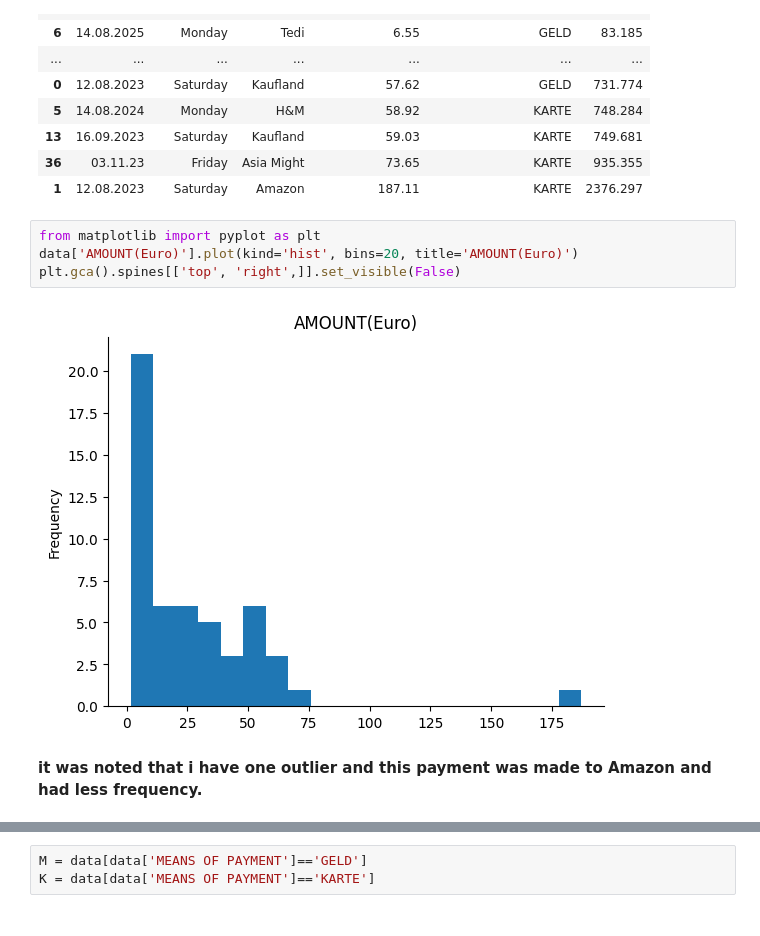
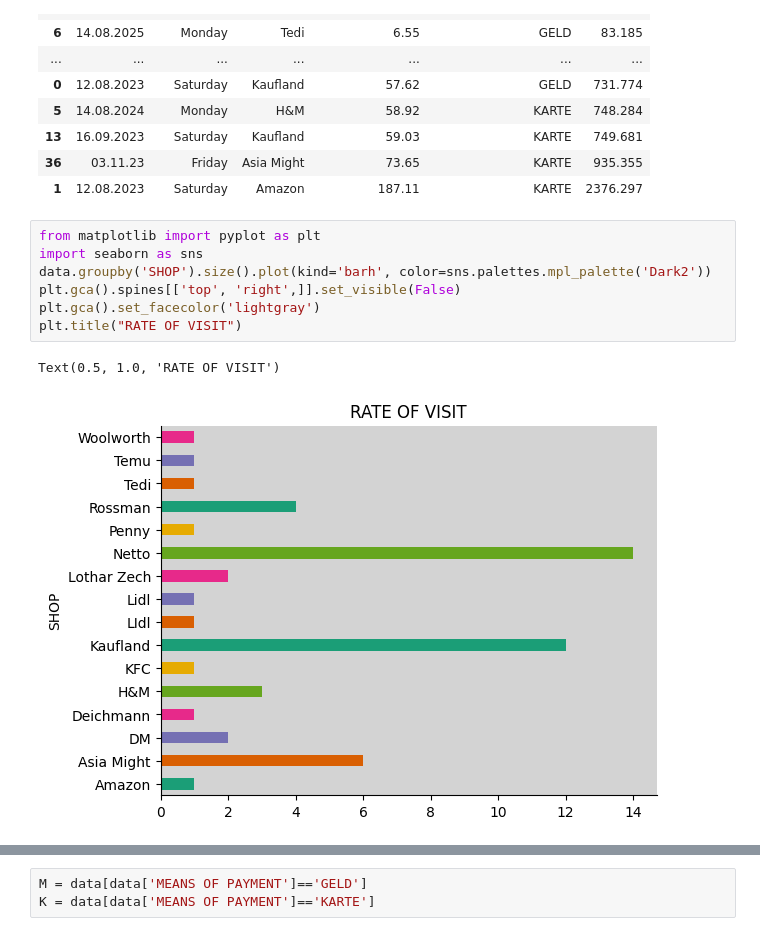
Before and after one commit to ikwabia/Analysing_mydata, a Jupyter notebook: Purchase_analysis.ipynb, the cells around one changed output, grey strips where cells are left out. Saved outputs shown, nothing was run; the diff lists cells and outputs as text.

```diff
--- a/Purchase_analysis.ipynb
+++ b/Purchase_analysis.ipynb
@@ -153,9 +192,11 @@ data.sort_values(by=['AMOUNT(Euro)'])
 | 1 | 12.08.2023 | Saturday | Amazon | 187.11 | KARTE | 2376.297 |
 # %%
 from matplotlib import pyplot as plt
-data['AMOUNT(Euro)'].plot(kind='hist', bins=20, title='AMOUNT(Euro)')
+import seaborn as sns
+data.groupby('SHOP').size().plot(kind='barh', color=sns.palettes.mpl_palette('Dark2'))
 plt.gca().spines[['top', 'right',]].set_visible(False)
+plt.gca().set_facecolor('lightgray')
+plt.title("RATE OF VISIT")
 # %% [output]
+Text(0.5, 1.0, 'RATE OF VISIT')
-[figure, old version]
+[figure, new version]
-# %% [markdown]
-**it was noted that i have one outlier and this payment was made to Amazon and had less frequency.**
```
Also changed, not shown: parts of 26 cells of this notebook.
